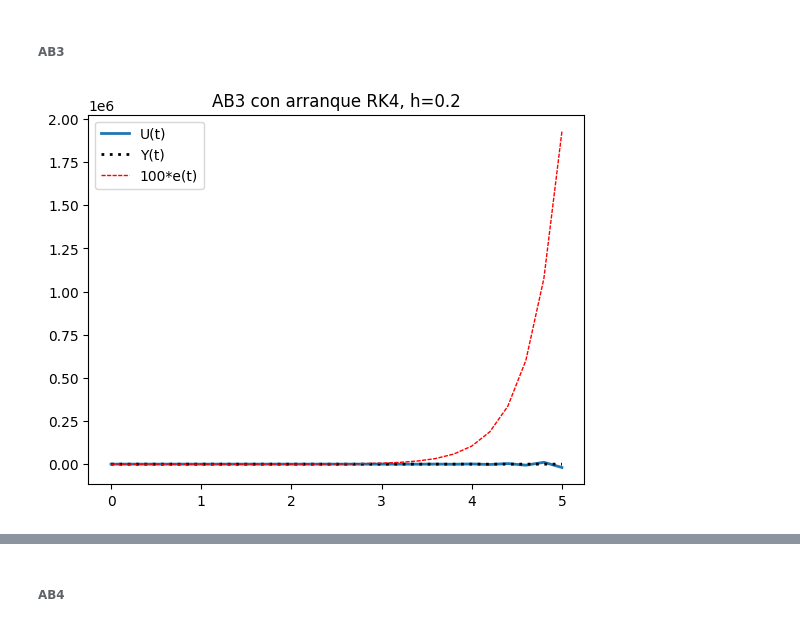
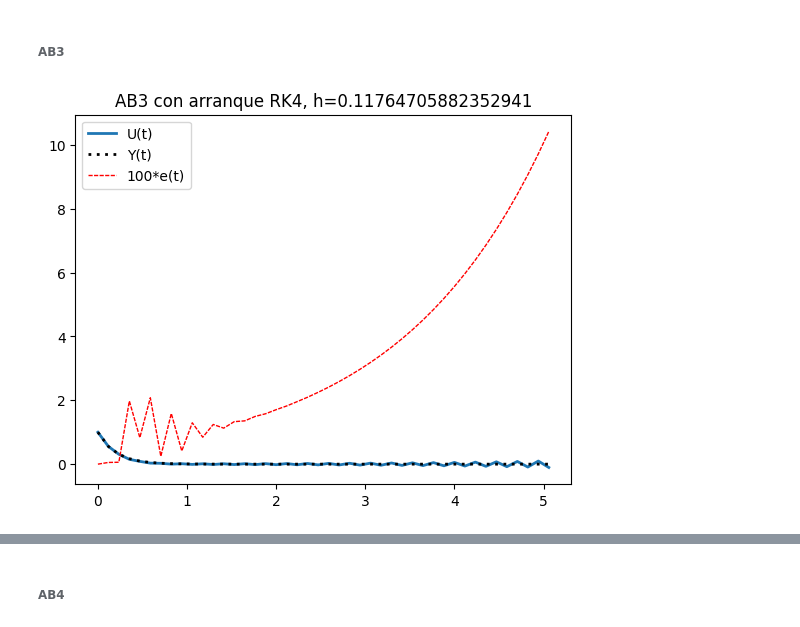
Before and after one commit to sbarreto10/AnalisisNumerico, a Jupyter notebook: LaboNumerico/numerico_practica.ipynb, the cells around one changed output, grey strips where cells are left out. Drawn from its saved outputs; the diff is of its cells as text; code cells hidden in the pictures.

```diff
--- a/LaboNumerico/numerico_practica.ipynb
+++ b/LaboNumerico/numerico_practica.ipynb
@@ -770,7 +777,7 @@ desarrollo_AB(0.05, resolver_RK2, 2)
 # %% [markdown]
 ###### AB3
 # %%
-#@title h = 0.2
-desarrollo_AB(0.2, resolver_RK4, 3)
+#@title h = 6/51 (inestable)
+desarrollo_AB(6/51, resolver_RK4, 3)
 # %% [output]
-[figure, old version]
+[figure, new version]
```
Also changed, not shown: parts of 14 cells of this notebook.
